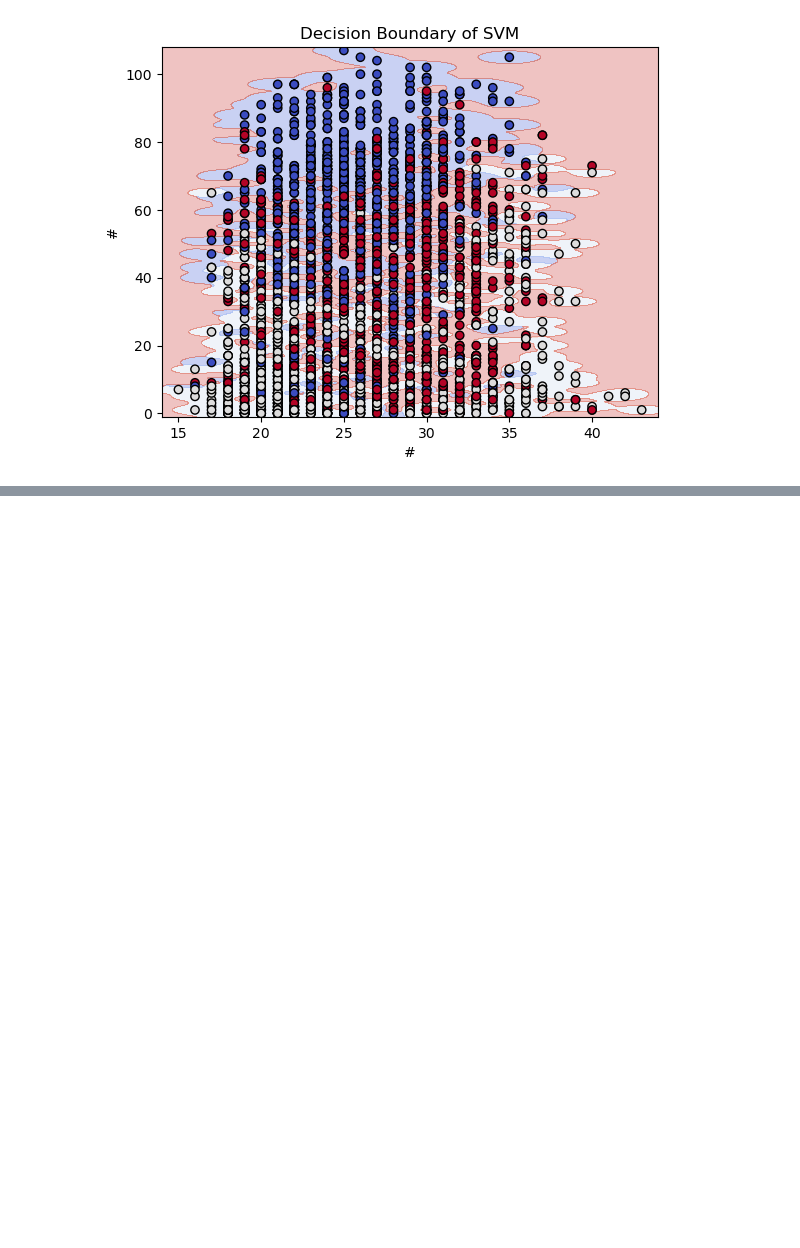
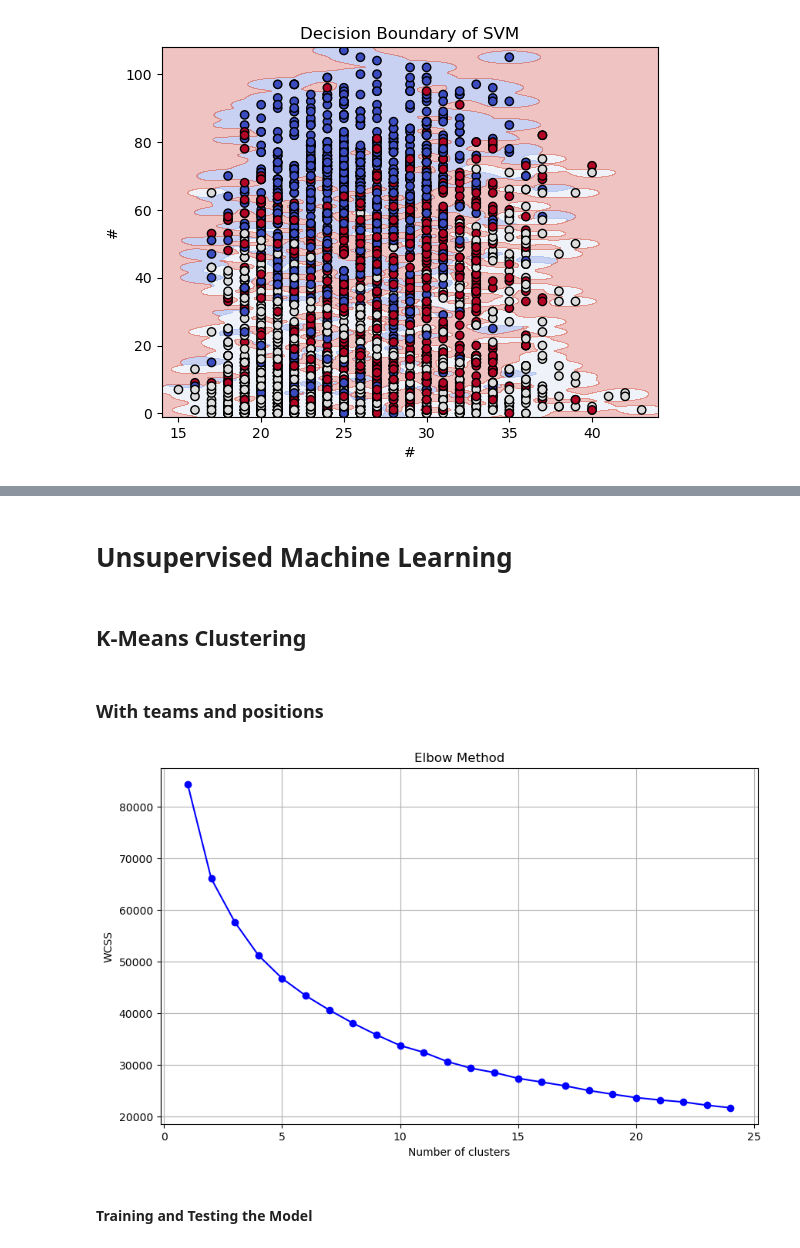
Before and after one commit to YaqeenData/Usecase-7, a Jupyter notebook: YaqeenAlhalal.ipynb, the cells around one changed output, grey strips where cells are left out. Drawn from its saved outputs; the diff is of its cells as text; code cells hidden in the pictures; blank space fills up the shorter version.

Commit message:
K-means clustering

```diff
--- a/YaqeenAlhalal.ipynb
+++ b/YaqeenAlhalal.ipynb
@@ -2795,0 +2797,36 @@ F1 Score: 0.73
+# %% [markdown]
+# Unsupervised Machine Learning
+# %% [markdown]
+## K-Means Clustering
+# %% [markdown]
+### With teams and positions
+# %%
+# Prepare data
+X = players_encoded.drop(['current_value_category_encoded'], axis=1)
+
+
+# sacle the data
+scaler = StandardScaler()
+X_scaled = scaler.fit_transform(X)
+# %%
+wcss = []
+for i in range(1, 25):  # Test 1 to 10 clusters
+    # initializing the model
+    kmeans = KMeans(n_clusters=i,
+                    init='k-means++',
+                    max_iter=300,
+                    n_init=10,
+                    random_state=0)
+    kmeans.fit(X_scaled)
+    wcss.append(kmeans.inertia_)  # inertia_ is the WCSS
+# %%
+# 3. Plot the Elbow Curve
+plt.figure(figsize=(10, 6))
+plt.plot(range(1, 25), wcss,  marker='o', linestyle='-', color='b')
+plt.title('Elbow Method')
+plt.xlabel('Number of clusters')
+plt.ylabel('WCSS')
+plt.grid(True)
+plt.show()
+# %% [output]
+[figure, added]
@@ -2795,0 +2836,2 @@ F1 Score: 0.73
+# %% [markdown]
+#### Training and Testing the Model
```
Also changed, not shown: parts of 192 cells of this notebook.
